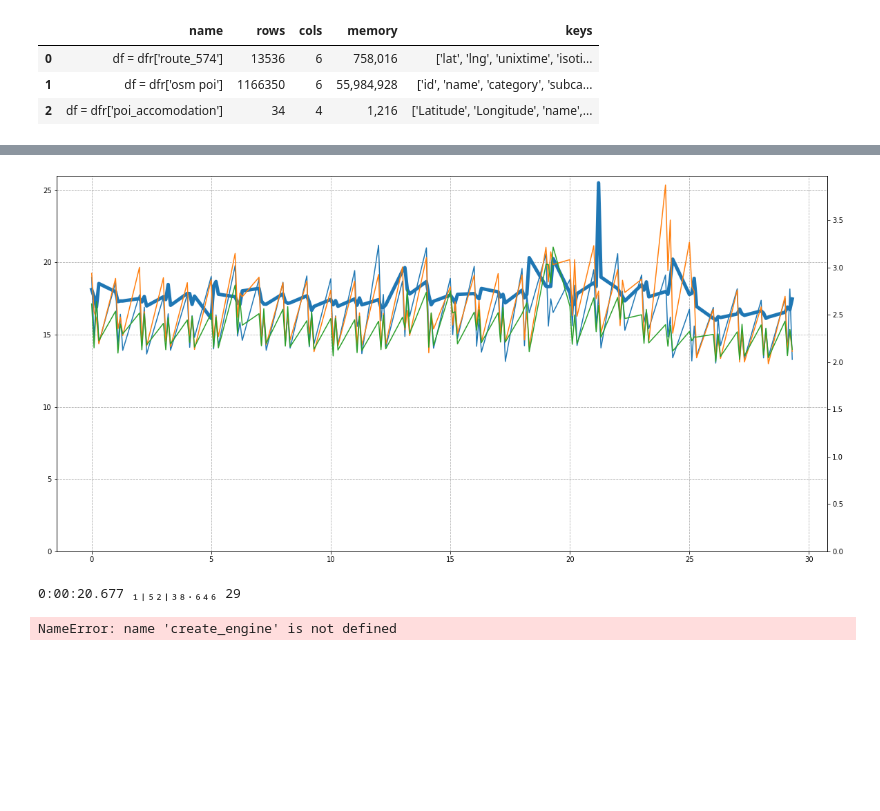
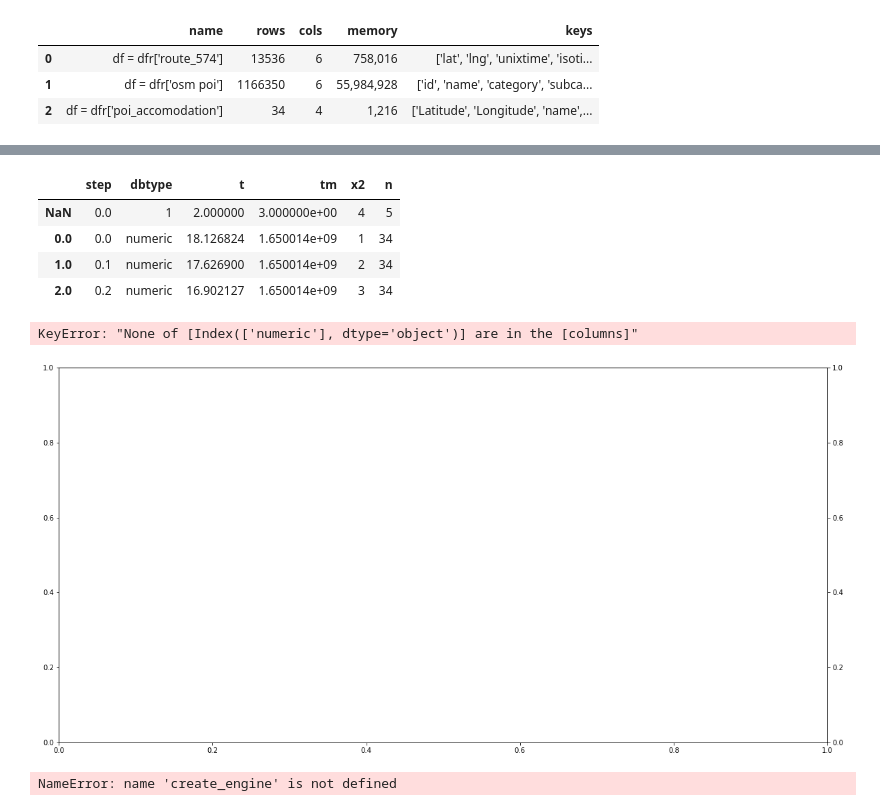
Before and after one commit to codeup1054/jnlab, a Jupyter notebook: 10.POI.ipynb, the cells around one changed output, grey strips where cells are left out. Cells and saved outputs as stored; diff of their text form; code cells hidden in the pictures; blank space fills up the shorter version.

```diff
--- a/10.POI.ipynb
+++ b/10.POI.ipynb
@@ -729,7 +729,7 @@ for step in range(0,16):  # набираем статистику
 
 #     print (lst)
     df = pd.DataFrame(lst)
-    df.to_csv("between_1x2_2.csv")
+    df.to_csv("tmp/between_1x2_2.csv")
     df.columns = ["step","dbtype","t","tm","x2","n"]
     clear_output()
 #     disp(df[-10:])
@@ -737,7 +737,7 @@ for step in range(0,16):  # набираем статистику
                 .rename_axis(columns=None)
              ).reset_index()
 
-    disp(df_pivot)
+#     disp(df_pivot)
 
     plt.rcParams["figure.figsize"] = (20,10)
 #     plt.grid(color='black', which='major', linestyle='solid')
@@ -784,26 +767,35 @@ tm('>>>>')
 # %%
     plt.rcParams["figure.figsize"] = (20,10)
 #     plt.grid(color='black', which='major', linestyle='solid')
+
+    df_pivot = pd.read_csv("between_1x2.csv",names = ["step","dbtype","t","tm","x2","n"])
+
+    disp(df_pivot[:2])
 
     fig,ax1 = plt.subplots()
 
     ax2 = ax1.twinx()
 
     ax1.plot(df_pivot['step'], df_pivot[['numeric']], label='numeric',linewidth=5.0)
     ax2.plot(df_pivot['step'], df_pivot[['float4','float8','double precision']])
 
 #     plt.grid(color='black', which='major', linestyle='--',  axis='both')
 
     ax1.xaxis.grid(True,  linestyle='--')
     ax1.yaxis.grid(True,  linestyle='--')
     ax1.set_ylim(bottom=0)
     ax2.set_ylim(bottom=0)
 
     plt.show()
     tm (step)
 # %% [output]
+|  | step | dbtype | t | tm | x2 | n |
+| NaN | 0.0 | 1 | 2.000000 | 3.000000e+00 | 4 | 5 |
+| 0.0 | 0.0 | numeric | 18.126824 | 1.650014e+09 | 1 | 34 |
+| 1.0 | 0.1 | numeric | 17.626900 | 1.650014e+09 | 2 | 34 |
+| 2.0 | 0.2 | numeric | 16.902127 | 1.650014e+09 | 3 | 34 |
+KeyError: "None of [Index(['numeric'], dtype='object')] are in the [columns]"
-[figure, old version]
+[figure, new version]
-0:00:20.677 ₁╷₅₂╷₃₈.₆₄₆ 29
 # %%
 
 df.to_csv("float_nimeric_30.csv")
```
Also changed, not shown: parts of 1 cell of this notebook, 5 other files.
